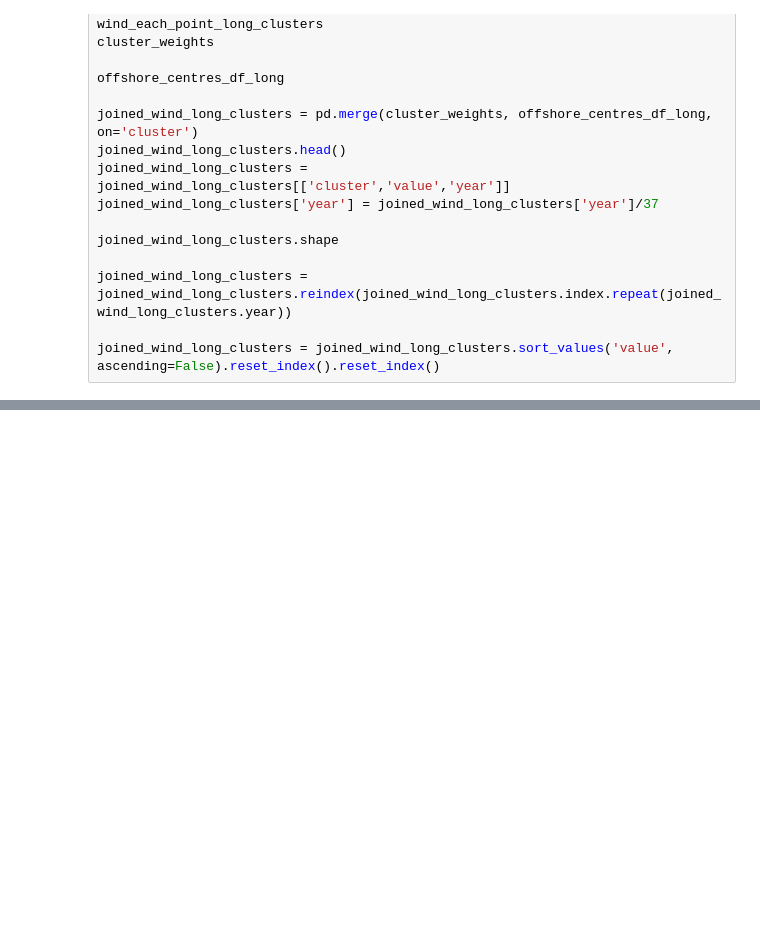
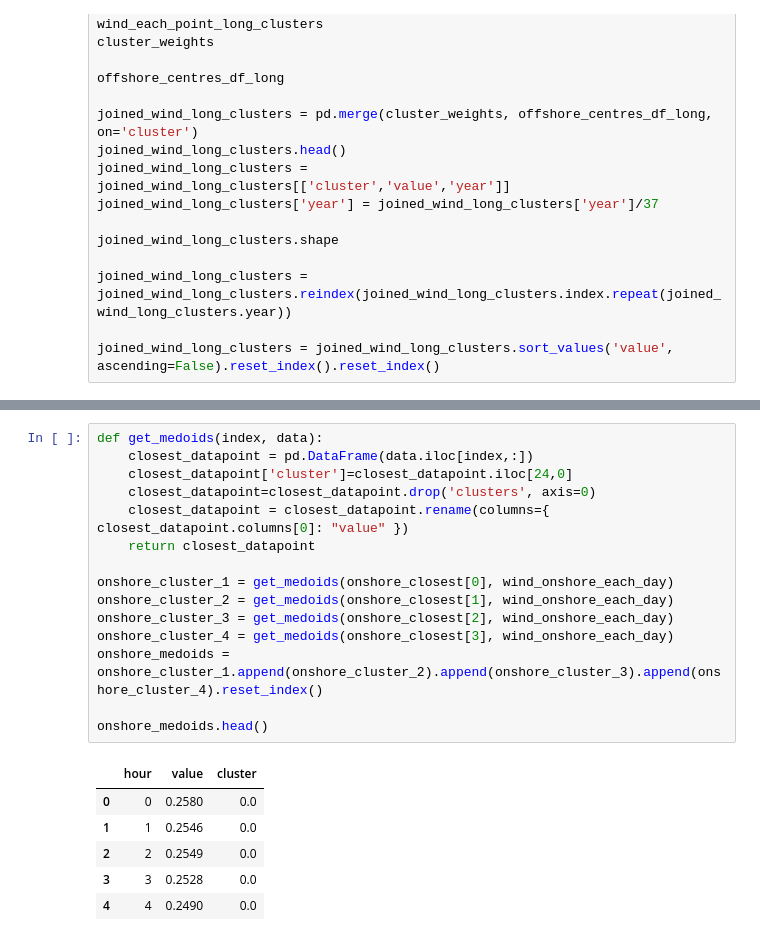
Before and after one commit to alexanderkell/temporal_granularity, a Jupyter notebook: notebooks/exploratory_stage/3.0-ajmk-find-average-days-solar-wind.ipynb, the cells around one changed output, grey strips where cells are left out. Drawn from its saved outputs; the diff is of its cells as text; blank space fills up the shorter version.

```diff
--- a/notebooks/exploratory_stage/3.0-ajmk-find-average-days-solar-wind.ipynb
+++ b/notebooks/exploratory_stage/3.0-ajmk-find-average-days-solar-wind.ipynb
@@ -738,0 +969,22 @@ plt.show()
+# %%
+def get_medoids(index, data):
+    closest_datapoint = pd.DataFrame(data.iloc[index,:])
+    closest_datapoint['cluster']=closest_datapoint.iloc[24,0]
+    closest_datapoint=closest_datapoint.drop('clusters', axis=0)
+    closest_datapoint = closest_datapoint.rename(columns={ closest_datapoint.columns[0]: "value" })
+    return closest_datapoint
+
+onshore_cluster_1 = get_medoids(onshore_closest[0], wind_onshore_each_day)
+onshore_cluster_2 = get_medoids(onshore_closest[1], wind_onshore_each_day)
+onshore_cluster_3 = get_medoids(onshore_closest[2], wind_onshore_each_day)
+onshore_cluster_4 = get_medoids(onshore_closest[3], wind_onshore_each_day)
+onshore_medoids = onshore_cluster_1.append(onshore_cluster_2).append(onshore_cluster_3).append(onshore_cluster_4).reset_index()
+
+onshore_medoids.head()
+# %% [output]
+|  | hour | value | cluster |
+| 0 | 0 | 0.2580 | 0.0 |
+| 1 | 1 | 0.2546 | 0.0 |
+| 2 | 2 | 0.2549 | 0.0 |
+| 3 | 3 | 0.2528 | 0.0 |
+| 4 | 4 | 0.2490 | 0.0 |
```
Also changed, not shown: parts of 66 cells of this notebook.
